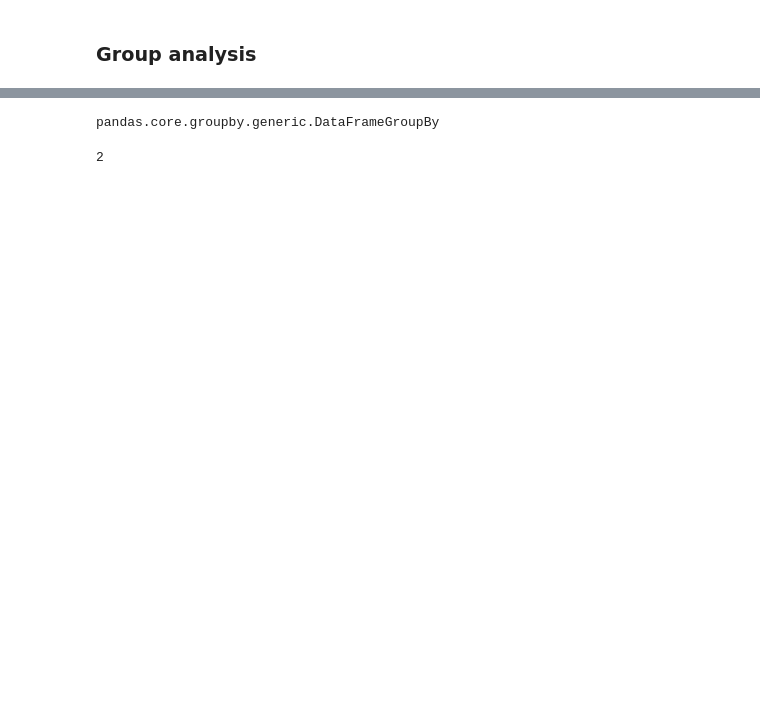
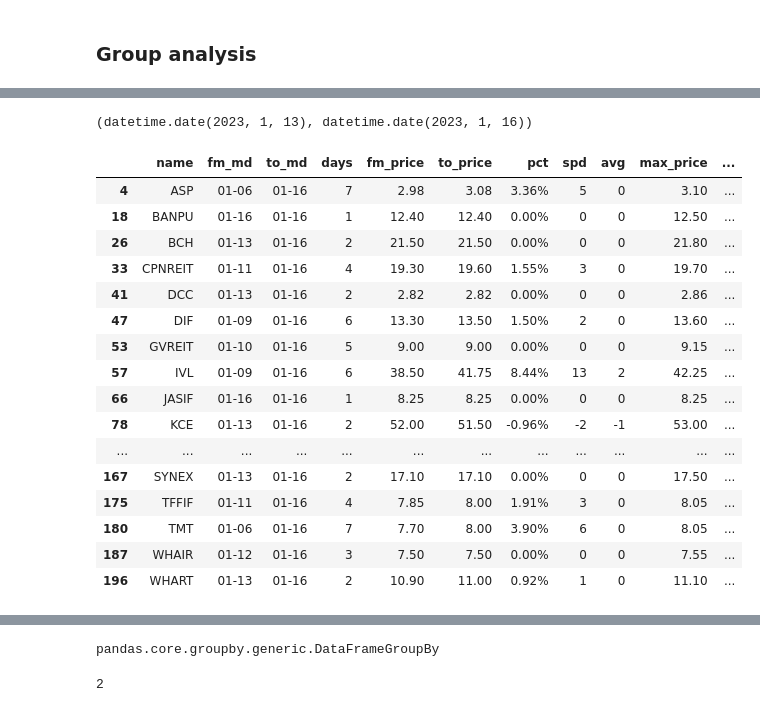
Before and after one commit to santimcs/A7, a Jupyter notebook: Daily/240 - Summary Sales Analysis.ipynb, the cells around one changed output, grey strips where cells are left out. Cells and saved outputs as stored; diff of their text form; code cells hidden in the pictures; blank space fills up the shorter version.

```diff
--- a/Daily/240 - Summary Sales Analysis.ipynb
+++ b/Daily/240 - Summary Sales Analysis.ipynb
@@ -131 +127,25 @@ df.groupby("trend").nunique()
+# %%
+yesterday, today
+# %% [output]
+(datetime.date(2023, 1, 13), datetime.date(2023, 1, 16))
+# %%
+df.query('to_date == @today')[cols].style.format(format_dict)
+# %% [output]
+|  | name | fm_md | to_md | days | fm_price | to_price | pct | spd | avg | max_price | ... |
+| 4 | ASP | 01-06 | 01-16 | 7 | 2.98 | 3.08 | 3.36% | 5 | 0 | 3.10 | ... |
+| 18 | BANPU | 01-16 | 01-16 | 1 | 12.40 | 12.40 | 0.00% | 0 | 0 | 12.50 | ... |
+| 26 | BCH | 01-13 | 01-16 | 2 | 21.50 | 21.50 | 0.00% | 0 | 0 | 21.80 | ... |
+| 33 | CPNREIT | 01-11 | 01-16 | 4 | 19.30 | 19.60 | 1.55% | 3 | 0 | 19.70 | ... |
+| 41 | DCC | 01-13 | 01-16 | 2 | 2.82 | 2.82 | 0.00% | 0 | 0 | 2.86 | ... |
+| 47 | DIF | 01-09 | 01-16 | 6 | 13.30 | 13.50 | 1.50% | 2 | 0 | 13.60 | ... |
+| 53 | GVREIT | 01-10 | 01-16 | 5 | 9.00 | 9.00 | 0.00% | 0 | 0 | 9.15 | ... |
+| 57 | IVL | 01-09 | 01-16 | 6 | 38.50 | 41.75 | 8.44% | 13 | 2 | 42.25 | ... |
+| 66 | JASIF | 01-16 | 01-16 | 1 | 8.25 | 8.25 | 0.00% | 0 | 0 | 8.25 | ... |
+| 78 | KCE | 01-13 | 01-16 | 2 | 52.00 | 51.50 | -0.96% | -2 | -1 | 53.00 | ... |
+| ... | ... | ... | ... | ... | ... | ... | ... | ... | ... | ... | ... |
+| 167 | SYNEX | 01-13 | 01-16 | 2 | 17.10 | 17.10 | 0.00% | 0 | 0 | 17.50 | ... |
+| 175 | TFFIF | 01-11 | 01-16 | 4 | 7.85 | 8.00 | 1.91% | 3 | 0 | 8.05 | ... |
+| 180 | TMT | 01-06 | 01-16 | 7 | 7.70 | 8.00 | 3.90% | 6 | 0 | 8.05 | ... |
+| 187 | WHAIR | 01-12 | 01-16 | 3 | 7.50 | 7.50 | 0.00% | 0 | 0 | 7.55 | ... |
+| 196 | WHART | 01-13 | 01-16 | 2 | 10.90 | 11.00 | 0.92% | 1 | 0 | 11.10 | ... |
 # %%
```
Also changed, not shown: parts of 19 cells of this notebook, 22 other files.
